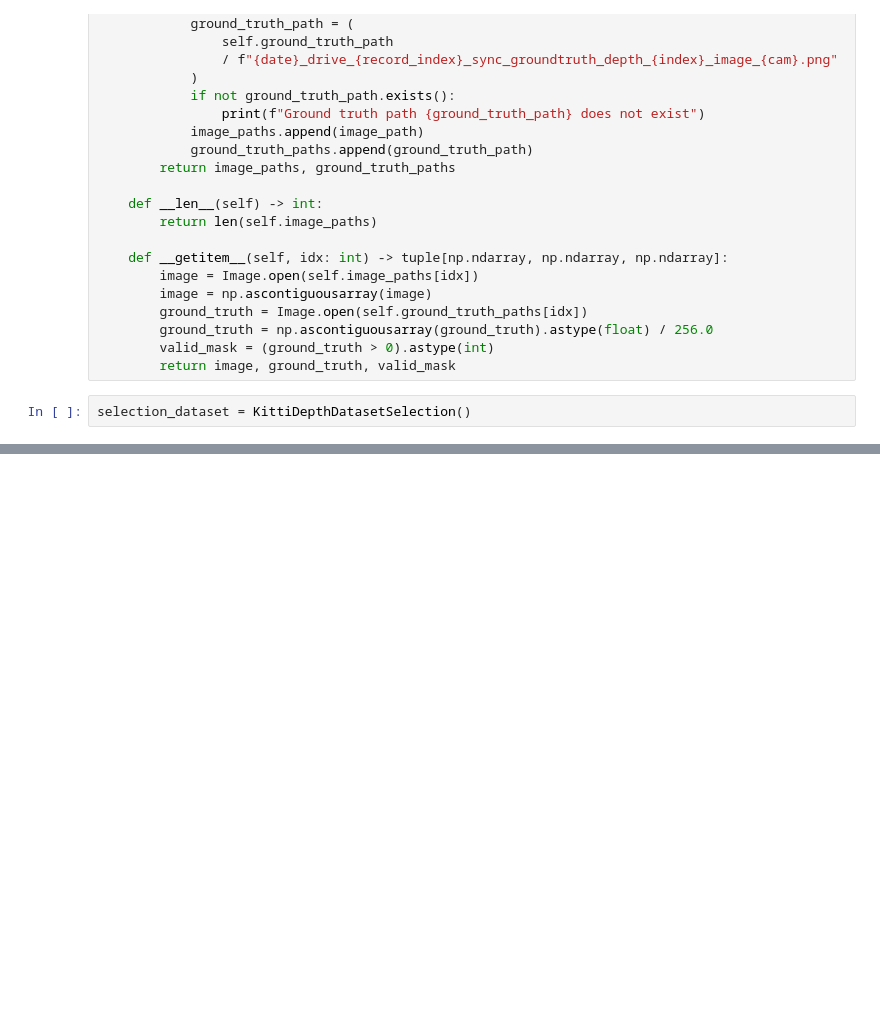
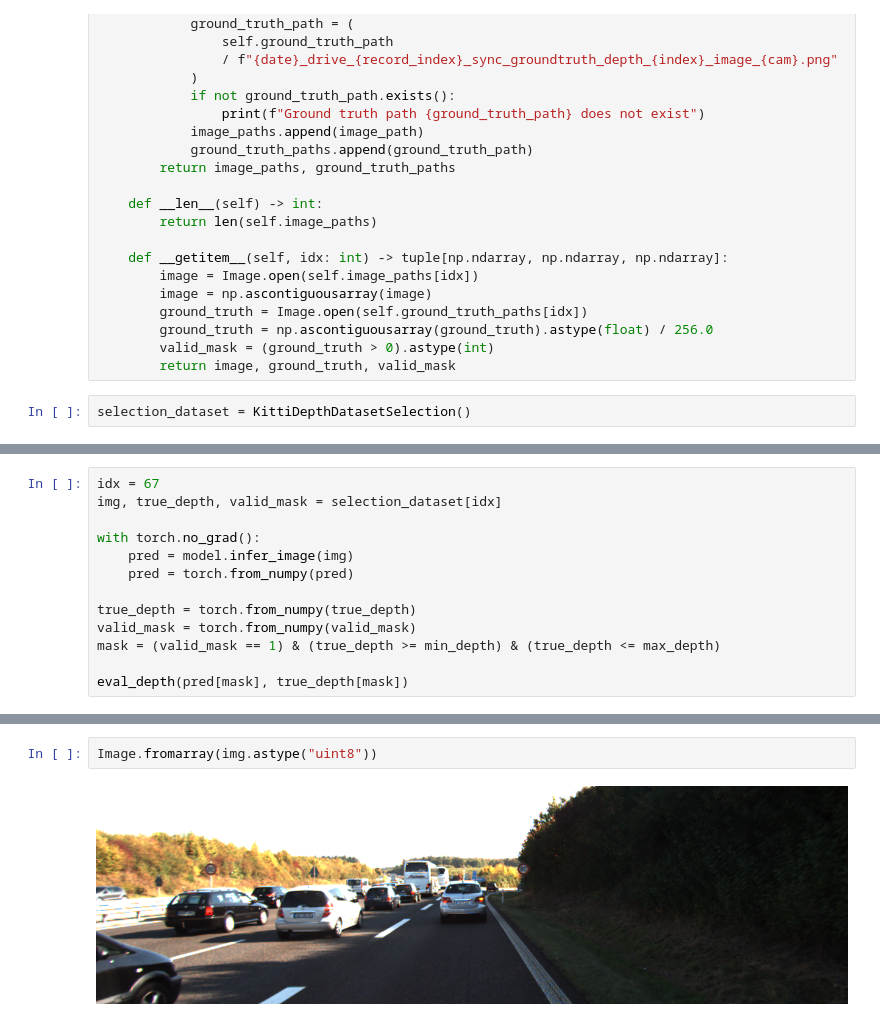
Before and after one commit to someilay/dmb, a Jupyter notebook: notebooks/depth_anything_infer.ipynb, the cells around one changed output, grey strips where cells are left out. Cells and saved outputs as stored; diff of their text form; blank space fills up the shorter version.

```diff
--- a/notebooks/depth_anything_infer.ipynb
+++ b/notebooks/depth_anything_infer.ipynb
@@ -425,0 +237,13 @@ torch.Size([375, 1242])
+# %%
+idx = 67
+img, true_depth, valid_mask = selection_dataset[idx]
+
+with torch.no_grad():
+    pred = model.infer_image(img)
+    pred = torch.from_numpy(pred)
+
+true_depth = torch.from_numpy(true_depth)
+valid_mask = torch.from_numpy(valid_mask)
+mask = (valid_mask == 1) & (true_depth >= min_depth) & (true_depth <= max_depth)
+
+eval_depth(pred[mask], true_depth[mask])
@@ -425,0 +260,4 @@ torch.Size([375, 1242])
+# %%
+Image.fromarray(img.astype("uint8"))
+# %% [output]
+[figure, added]
```
Also changed, not shown: parts of 21 cells of this notebook.
